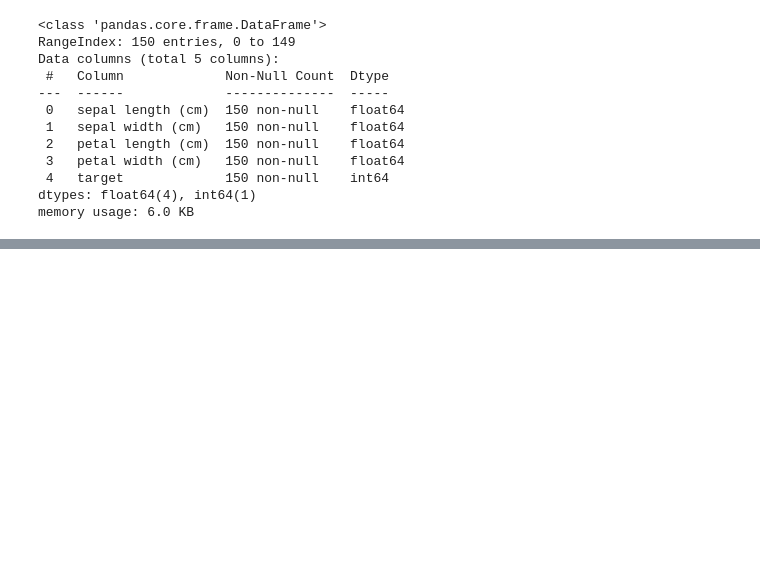
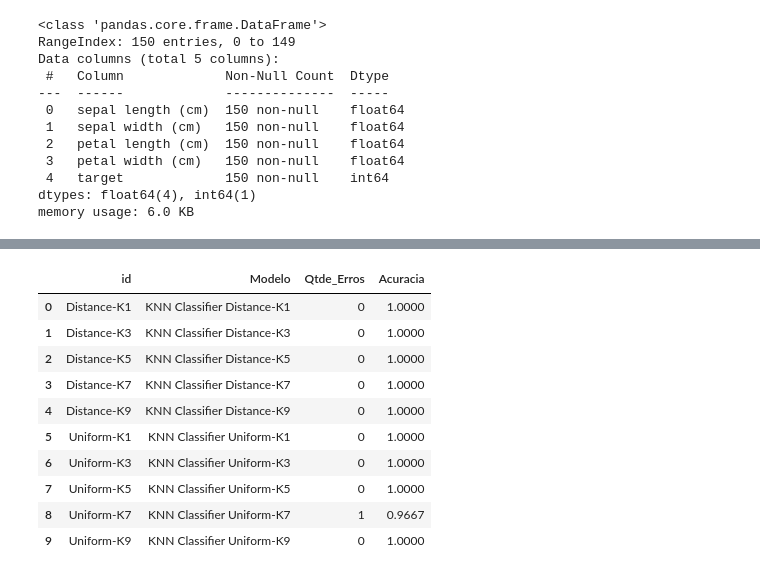
Before and after one commit to Giovanni-Hessel/FIAP-ML-2026, a Jupyter notebook: CHECKPOINT_1_–_Machine_Learning_&_Statistical_Computing.ipynb, the cells around one changed output, grey strips where cells are left out. Cells and saved outputs as stored; diff of their text form; code cells hidden in the pictures; blank space fills up the shorter version.

```diff
--- a/CHECKPOINT_1_–_Machine_Learning_&_Statistical_Computing.ipynb
+++ b/CHECKPOINT_1_–_Machine_Learning_&_Statistical_Computing.ipynb
@@ -85,23 +85,18 @@ mls_knn_classifier = []
 preds_knn_classifier = []
 
 for k in ks:
-  id = "K" + str(k)
+  id = "Uniform-K" + str(k)
   ml_knn_classifier = KNeighborsClassifier(n_neighbors = k , weights = 'uniform')
-  ml_knn_classifier.fit(X_train, y_train)
-  pred_knn_classifier = ml_knn_classifier.predict(X_test)
+  ml_knn_classifier.fit(X_train, y_train) #treinando
+  pred_knn_classifier = ml_knn_classifier.predict(X_test) #testando
 
-  mls_knn_classifier.append({"id": id, 'modelo': ml_knn_classifier})
-  preds_knn_classifier.append({"id": id, 'modelo': pred_knn_classifier})
+  mls_knn_classifier.append({"id": id, 'modelo': ml_knn_classifier}) #modelo treinado
+  preds_knn_classifier.append({"id": id, 'modelo': pred_knn_classifier}) #resultado do teste
 
+  id = "Distance-K" + str(k)
+  ml_knn_classifier = KNeighborsClassifier(n_neighbors = k , weights = 'distance')
+  ml_knn_classifier.fit(X_train, y_train) #treinando
+  pred_knn_classifier = ml_knn_classifier.predict(X_test) #testando
 
-# ml_knn_classifier_k1 = KNeighborsClassifier(n_neighbors = 1 , weights = 'uniform')
-# ml_knn_classifier_k3 = KNeighborsClassifier(n_neighbors = 3 , weights = 'uniform')
-# ml_knn_classifier_k5 = KNeighborsClassifier(n_neighbors = 5 , weights = 'uniform')
-# ml_knn_classifier_k7 = KNeighborsClassifier(n_neighbors = 7 , weights = 'uniform')
-# ml_knn_classifier_k9 = KNeighborsClassifier(n_neighbors = 9 , weights = 'uniform')
-
-# ml_knn_classifier_k1.fit(X_train, y_train)
-# ml_knn_classifier_k3.fit(X_train, y_train)
-# ml_knn_classifier_k5.fit(X_train, y_train)
-# ml_knn_classifier_k7.fit(X_train, y_train)
-# ml_knn_classifier_k9.fit(X_train, y_train)
+  mls_knn_classifier.append({"id": id, 'modelo': ml_knn_classifier}) #modelo treinado
+  preds_knn_classifier.append({"id": id, 'modelo': pred_knn_classifier}) #resultado do teste
@@ -181,0 +103,28 @@ df_accuracy.head()
+# %%
+#Calculando a acuracia
+from sklearn.metrics import accuracy_score
+
+laccuracy = []
+
+for pred in sorted(preds_knn_classifier, key=lambda x: x['id']):
+  laccuracy.append({
+            "id" : pred['id']
+            ,"Modelo" : f"KNN Classifier {pred['id']}"
+            ,'Qtde_Erros' : int(np.sum(y_test != pred['modelo']))
+            ,"Acuracia" : round(accuracy_score(y_test, pred['modelo']),4)
+})
+
+df_accuracy = pd.DataFrame(laccuracy)
+df_accuracy.head(30)
+# %% [output]
+|  | id | Modelo | Qtde_Erros | Acuracia |
+| 0 | Distance-K1 | KNN Classifier Distance-K1 | 0 | 1.0000 |
+| 1 | Distance-K3 | KNN Classifier Distance-K3 | 0 | 1.0000 |
+| 2 | Distance-K5 | KNN Classifier Distance-K5 | 0 | 1.0000 |
+| 3 | Distance-K7 | KNN Classifier Distance-K7 | 0 | 1.0000 |
+| 4 | Distance-K9 | KNN Classifier Distance-K9 | 0 | 1.0000 |
+| 5 | Uniform-K1 | KNN Classifier Uniform-K1 | 0 | 1.0000 |
+| 6 | Uniform-K3 | KNN Classifier Uniform-K3 | 0 | 1.0000 |
+| 7 | Uniform-K5 | KNN Classifier Uniform-K5 | 0 | 1.0000 |
+| 8 | Uniform-K7 | KNN Classifier Uniform-K7 | 1 | 0.9667 |
+| 9 | Uniform-K9 | KNN Classifier Uniform-K9 | 0 | 1.0000 |
```
Also changed, not shown: parts of 4 cells of this notebook.
